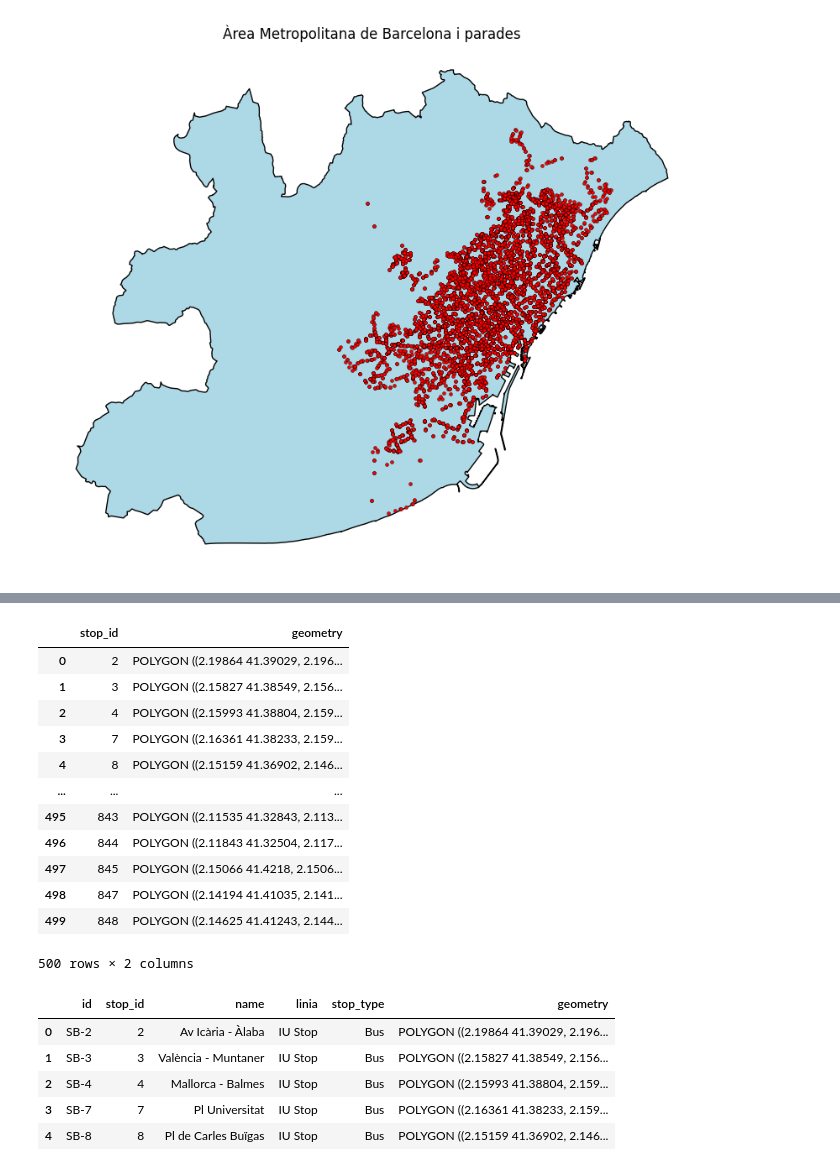
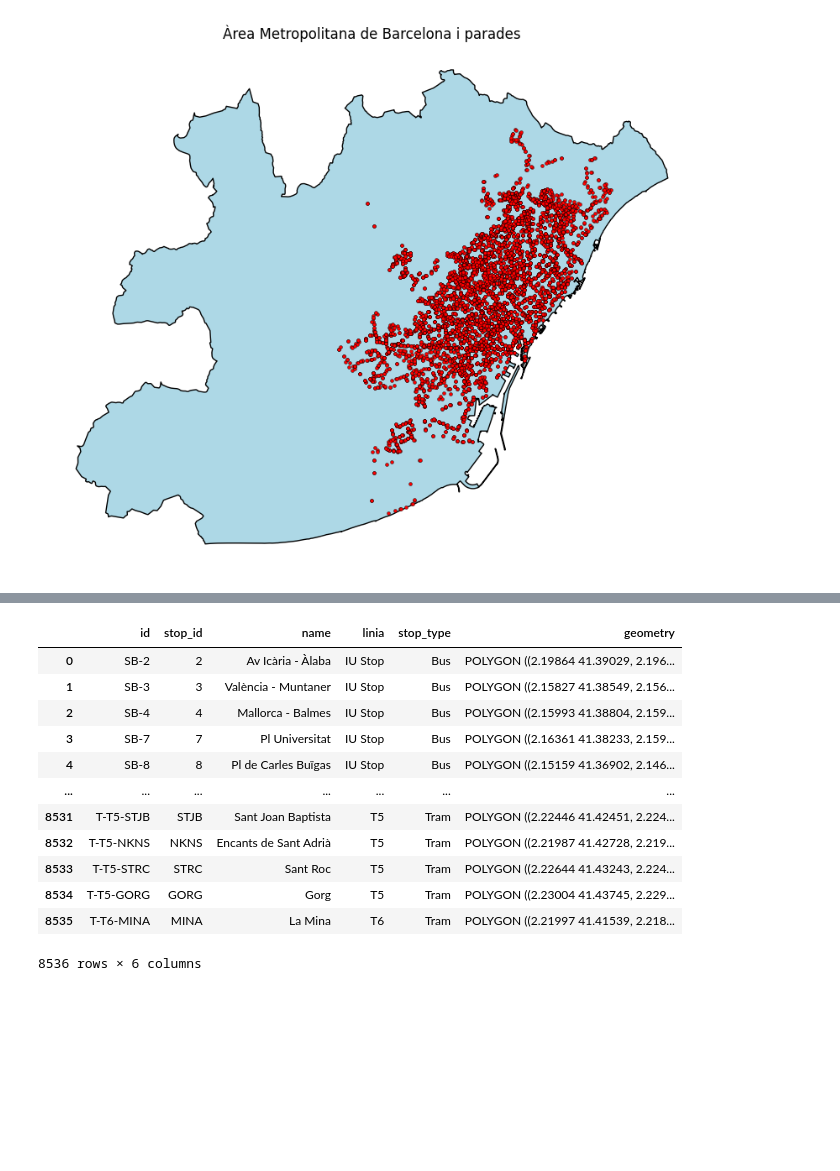
Before and after one commit to bmantepe/stop-location, a Jupyter notebook: 12-Edges-Exchange-OSMXN.ipynb, the cells around one changed output, grey strips where cells are left out. Cells and saved outputs as stored; diff of their text form; code cells hidden in the pictures; blank space fills up the shorter version.

```diff
--- a/12-Edges-Exchange-OSMXN.ipynb
+++ b/12-Edges-Exchange-OSMXN.ipynb
@@ -170,31 +174,22 @@ KeyboardInterrupt:
-# %%
-isochrone_polys
-# %% [output]
-|  | stop_id | geometry |
-| 0 | 2 | POLYGON ((2.19864 41.39029, 2.196... |
-| 1 | 3 | POLYGON ((2.15827 41.38549, 2.156... |
-| 2 | 4 | POLYGON ((2.15993 41.38804, 2.159... |
-| 3 | 7 | POLYGON ((2.16361 41.38233, 2.159... |
-| 4 | 8 | POLYGON ((2.15159 41.36902, 2.146... |
-| ... | ... | ... |
-| 495 | 843 | POLYGON ((2.11535 41.32843, 2.113... |
-| 496 | 844 | POLYGON ((2.11843 41.32504, 2.117... |
-| 497 | 845 | POLYGON ((2.15066 41.4218, 2.1506... |
-| 498 | 847 | POLYGON ((2.14194 41.41035, 2.141... |
-| 499 | 848 | POLYGON ((2.14625 41.41243, 2.144... |
-500 rows × 2 columns
 # %%
 isocores_df_all = all_stops[all_stops['stop_id'].isin(isochrone_polys['stop_id'].unique())].merge(isochrone_polys, on='stop_id', how='left')
 isocores_df_all.drop(columns=['geometry_x'], inplace=True)
 isocores_df_all.rename(columns={'geometry_y': 'geometry'}, inplace=True)
 isocores_df_all.set_geometry('geometry', inplace=True)
-isocores_df_all.head()
+isocores_df_all
 # %% [output]
 |  | id | stop_id | name | linia | stop_type | geometry |
 | 0 | SB-2 | 2 | Av Icària - Àlaba | IU Stop | Bus | POLYGON ((2.19864 41.39029, 2.196... |
 | 1 | SB-3 | 3 | València - Muntaner | IU Stop | Bus | POLYGON ((2.15827 41.38549, 2.156... |
 | 2 | SB-4 | 4 | Mallorca - Balmes | IU Stop | Bus | POLYGON ((2.15993 41.38804, 2.159... |
 | 3 | SB-7 | 7 | Pl Universitat | IU Stop | Bus | POLYGON ((2.16361 41.38233, 2.159... |
 | 4 | SB-8 | 8 | Pl de Carles Buïgas | IU Stop | Bus | POLYGON ((2.15159 41.36902, 2.146... |
+| ... | ... | ... | ... | ... | ... | ... |
+| 8531 | T-T5-STJB | STJB | Sant Joan Baptista | T5 | Tram | POLYGON ((2.22446 41.42451, 2.224... |
+| 8532 | T-T5-NKNS | NKNS | Encants de Sant Adrià | T5 | Tram | POLYGON ((2.21987 41.42728, 2.219... |
+| 8533 | T-T5-STRC | STRC | Sant Roc | T5 | Tram | POLYGON ((2.22644 41.43243, 2.224... |
+| 8534 | T-T5-GORG | GORG | Gorg | T5 | Tram | POLYGON ((2.23004 41.43745, 2.229... |
+| 8535 | T-T6-MINA | MINA | La Mina | T6 | Tram | POLYGON ((2.21997 41.41539, 2.218... |
+8536 rows × 6 columns
 # %%
 test = all_stops.copy()
```
Also changed, not shown: parts of 19 cells of this notebook, 8 other files.
